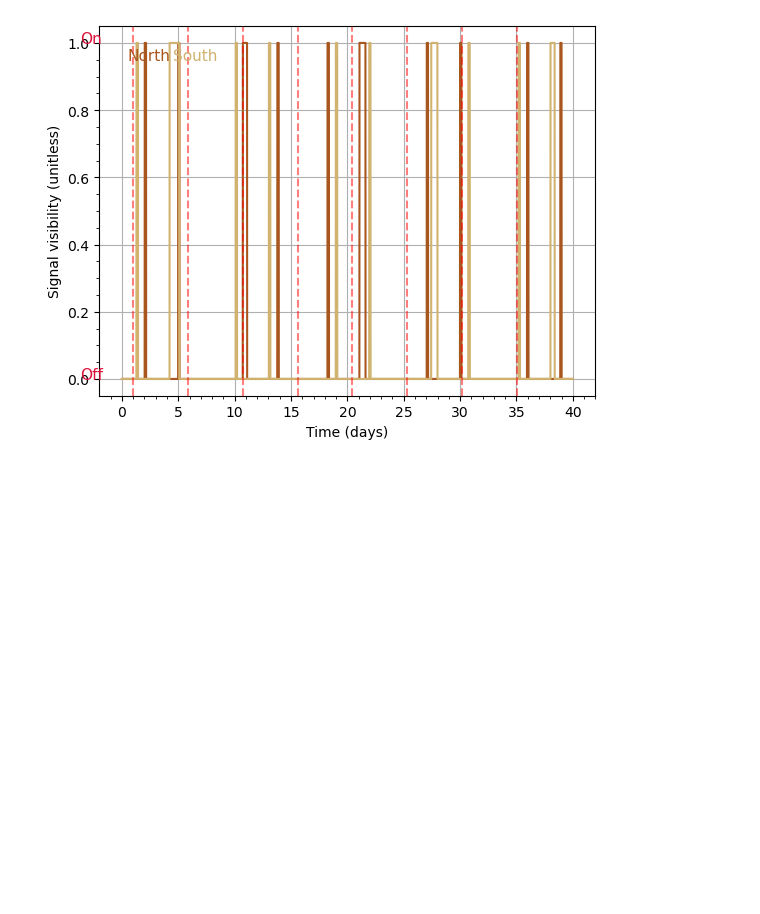
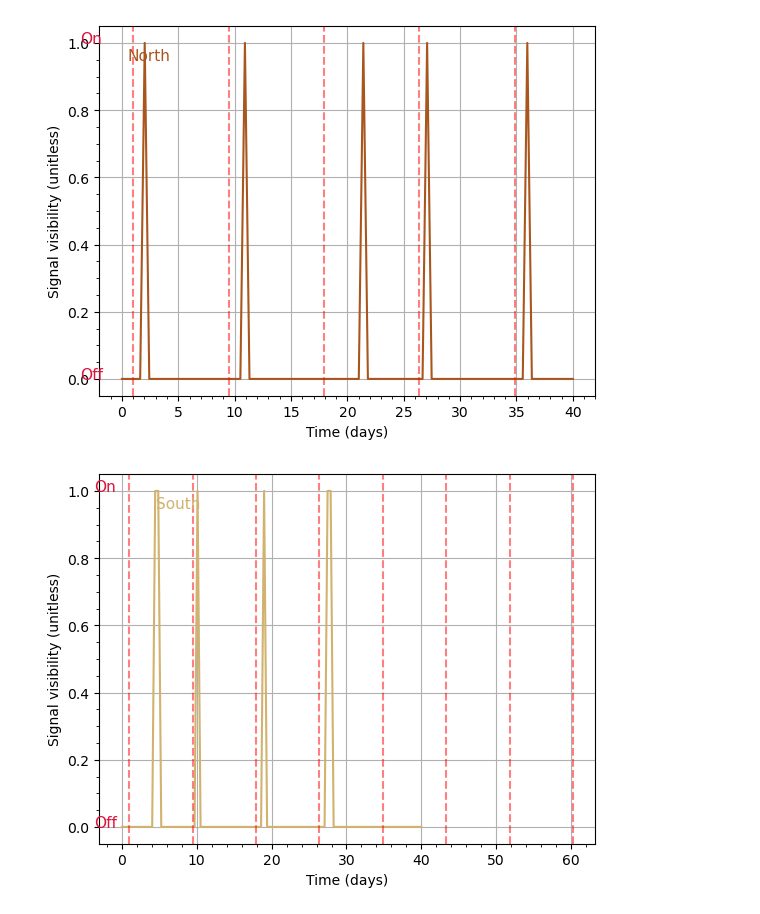
Before and after one commit to robkavanagh/maser, a Jupyter notebook: notebooks/Capstone1.ipynb, the cells around one changed output. Drawn from its saved outputs; the diff is of its cells as text; code cells hidden in the pictures; blank space fills up the shorter version.

```diff
--- a/notebooks/Capstone1.ipynb
+++ b/notebooks/Capstone1.ipynb
@@ -6,14 +6,27 @@
 import numpy as np # for maths
 import matplotlib # for plotting
 import matplotlib as mpl
+mpl.rcParams.update(mpl.rcParamsDefault)
 import matplotlib.pyplot as plt
+#plt.style.use(['no-latex'])
 #from emcee import MASER
 
+import astropy.units as u
+from astropy.timeseries import BoxLeastSquares
+
 import maser as ms
+import starspot as ss
+import astrobase as ab
+#from astrobase import periodbase
 
+#from tqdm import tqdm
+import tqdm as tqdm
 # Setting directory
 
 ddir = '/Users/katelynsmith/Desktop/Capstone/'
+
+import warnings
+warnings.filterwarnings("ignore")
 # %%
 
 # Defining variables
@@ -35,27 +48,44 @@ f = 10 # Emission observing frequency (MHz) #### - MAY INCREASE TO 3 GHz REFEREN
 alpha = 75 # Emission cone opening angle (degrees) <<<<< LEFT THESE AS IS - BASED ON KAVANAGH 2023
 dalpha = 5 # Emission cone thickness (degrees) <<<<< LEFT THESE AS IS - BASED ON KAVANAGH 2023
 # %%
-times = np.linspace(0, 40, 100000) # Array of observation times to compute (days)
+times = np.linspace(0, 40, 100) # Array of observation times to compute (days)
 
 # Call the function
 vis_N, vis_S = ms.maser(M_s, R_s, P_s, i_s, B_s, beta, phi_s0, a, i_p, lam, phi_p0, f, alpha, dalpha, times)
 # %%
 # Plotting results
 plt.plot(times, vis_N, color = '#A9561E')
-plt.plot(times, vis_S, color = '#D1B26F')
-#plt.plot(times % P_s, vis_N, color = '#A9561E')
+#plt.plot(times % P_s, vis_N, color = '#A9561E')  # attempting to fold light curve
 # plt.plot(times % P_s, vis_S, color = '#D1B26F')
 matplotlib.pyplot.text(-3.7, 1, 'On', fontdict=None, fontsize=11, color = '#DC143C')
 matplotlib.pyplot.text(-3.7, 0, 'Off', fontdict=None, fontsize=11, color = '#DC143C')
 matplotlib.pyplot.text(0.5, 0.95, 'North', fontdict=None, fontsize=11, color = '#A9561E')
-matplotlib.pyplot.text(4.5, 0.95, 'South', fontdict=None, fontsize=11, color = '#D1B26F')
-for j in range(8):
-    plt.axvline(P_s * j+1,color='r',linestyle='--',alpha=0.5 )
+for j in range(5):
+    plt.axvline(P_p * j+1,color='r',linestyle='--',alpha=0.5 )
 
 
 plt.xlabel('Time (days)')
 plt.ylabel('Signal visibility (unitless)')
 plt.minorticks_on()
 plt.grid()
+# plt.xlim(0,5)
+plt.show()
+
+
+
+plt.plot(times, vis_S, color = '#D1B26F')
+matplotlib.pyplot.text(-3.7, 1, 'On', fontdict=None, fontsize=11, color = '#DC143C')
+matplotlib.pyplot.text(-3.7, 0, 'Off', fontdict=None, fontsize=11, color = '#DC143C')
+matplotlib.pyplot.text(4.5, 0.95, 'South', fontdict=None, fontsize=11, color = '#D1B26F')
+for j in range(8):
+    plt.axvline(P_p * j+1,color='r',linestyle='--',alpha=0.5 )
+
+plt.xlabel('Time (days)')
+plt.ylabel('Signal visibility (unitless)')
+plt.minorticks_on()
+plt.grid()
+# plt.xlim(0,5)
+plt.show()
 # %% [output]
-[figure, old version]
+[figure, new version]
+[figure, added]
```
Also changed, not shown: parts of 12 cells of this notebook, 1 other file.
